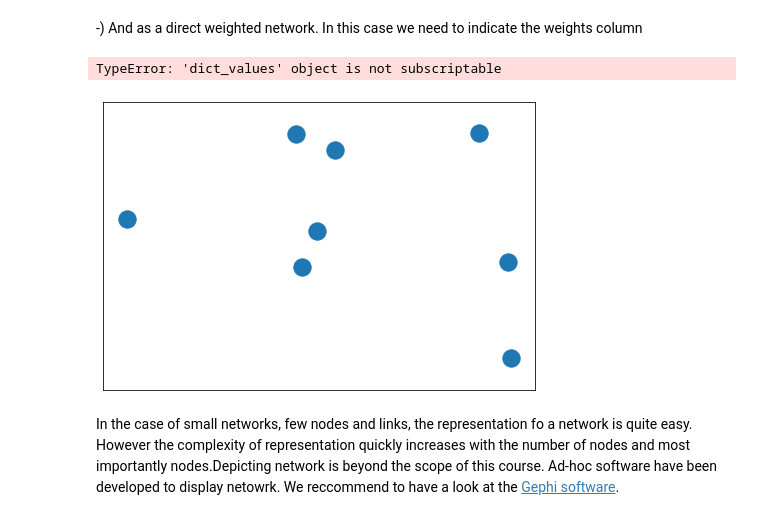
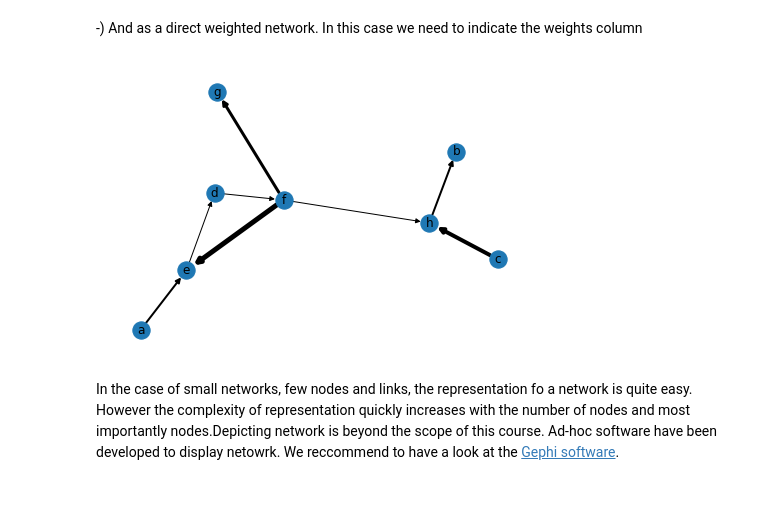
Before and after one commit to qbiomaster/qBioMaster-introduction, a Jupyter notebook: constructs/UE_Introduction/Network_Intro/2_Scripts/Introduction to Network analysis.ipynb, the cells around one changed output. Saved outputs shown, nothing was run; the diff lists cells and outputs as text; code cells hidden in the pictures.

```diff
--- a/constructs/UE_Introduction/Network_Intro/2_Scripts/Introduction to Network analysis.ipynb
+++ b/constructs/UE_Introduction/Network_Intro/2_Scripts/Introduction to Network analysis.ipynb
@@ -120,11 +120,10 @@ nx.draw(Gdir,with_labels=True)
 -) And as a direct weighted network. In this case we need to  indicate the  weights column
 # %%
 Gdirw = nx.from_pandas_edgelist(df,source="Origin",target="Destination",edge_attr="Weight",  create_using=Graphtypedir)
-weights = nx.get_edge_attributes(Gdirw,'Weight').values()
+weights = list(nx.get_edge_attributes(Gdirw,'Weight').values())
 nx.draw(Gdirw,with_labels=True,width=weights)
 # %% [output]
-TypeError: 'dict_values' object is not subscriptable
-[figure, old version]
+[figure, new version]
 # %% [markdown]
 In the case of small networks, few nodes and links, the representation fo a network is quite easy. However the complexity of representation quickly increases  with the number of nodes and most importantly nodes.Depicting network is beyond the scope of this course. Ad-hoc software have been developed to display netowrk. We reccommend to have a look at the [Gephi software](https://gephi.org/).
 # %% [markdown]
```
Also changed, not shown: parts of 13 cells of this notebook.
